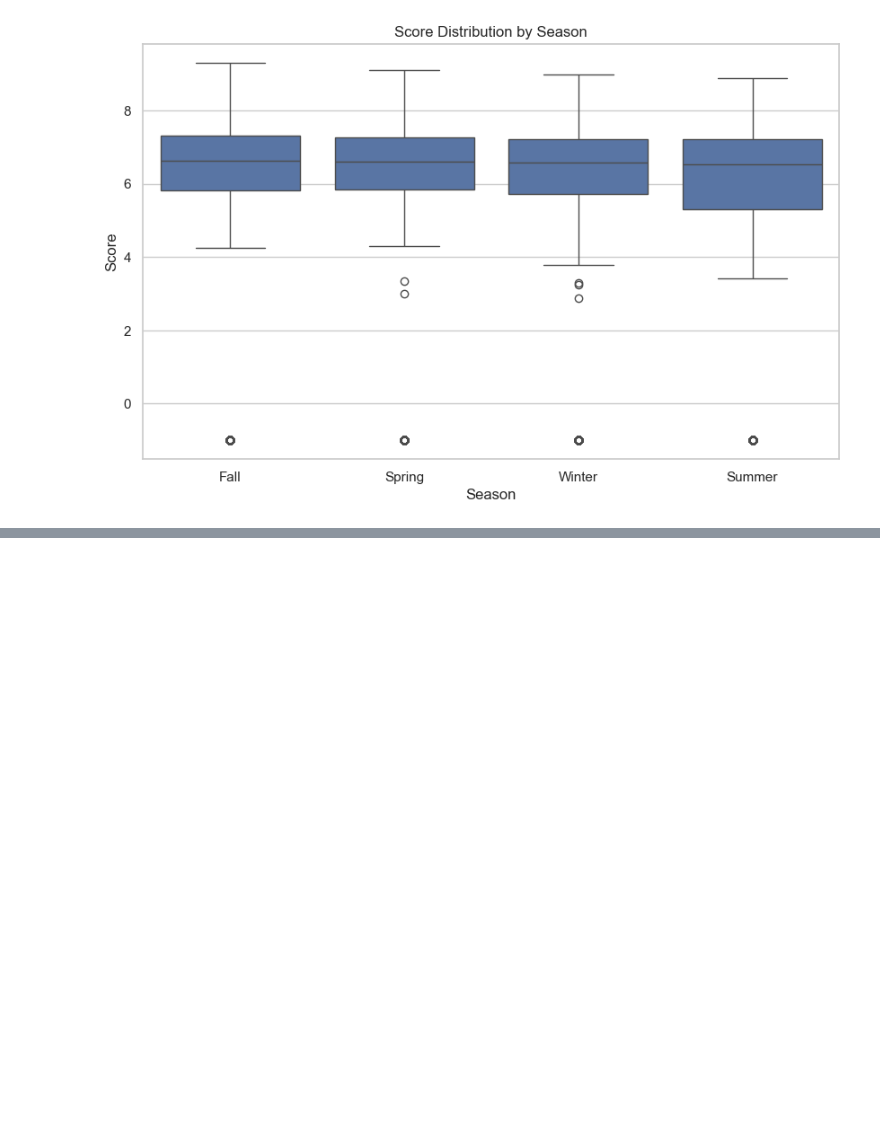
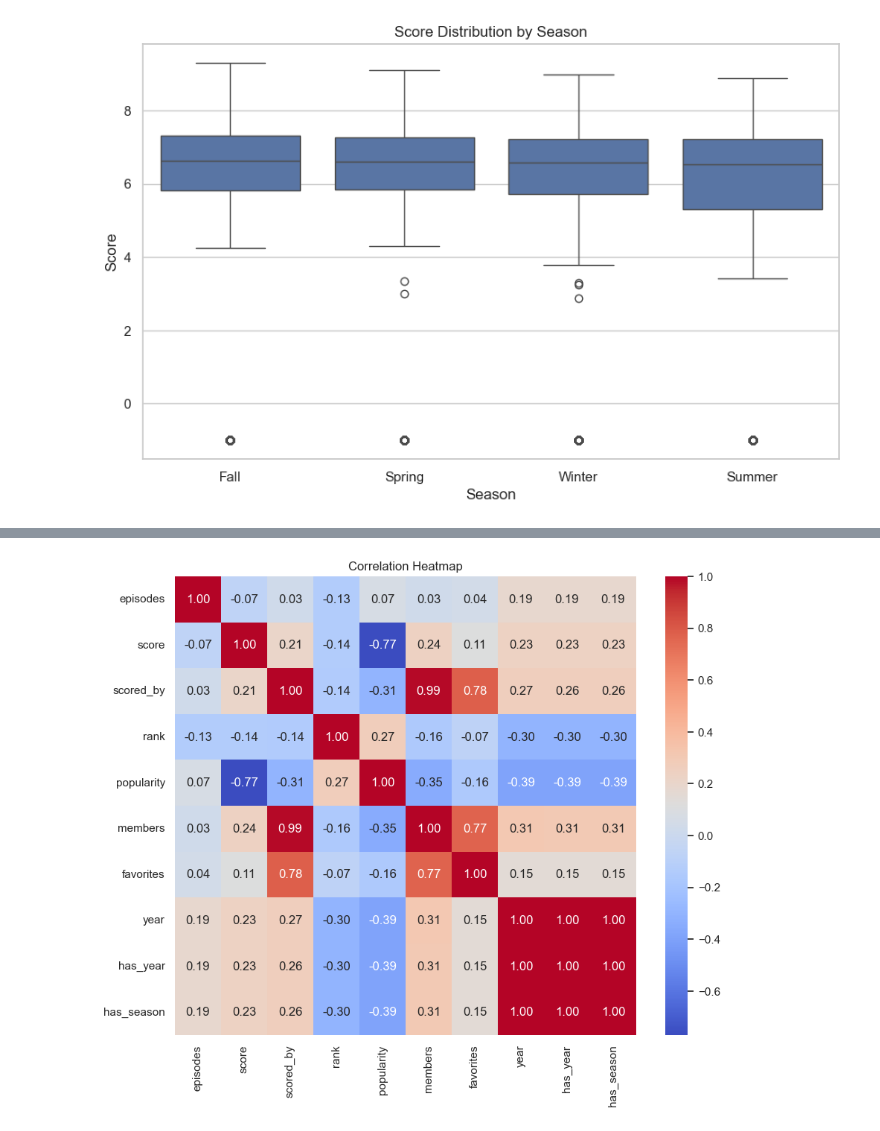
Before and after one commit to MIAR-Riza27/anime-rating-predictor, a Jupyter notebook: notebooks/01-eda.ipynb, the cells around one changed output, grey strips where cells are left out. Cells and saved outputs as stored; diff of their text form; code cells hidden in the pictures; blank space fills up the shorter version.

Commit message:
chore: Analize visualy anime data (not done)

```diff
--- a/notebooks/01-eda.ipynb
+++ b/notebooks/01-eda.ipynb
@@ -338,0 +374,9 @@ plt.show()
+# %%
+# Plot correlation heatmap for numerical columns
+numerical_cols = df_selected.select_dtypes(include=['float64', 'int64']).columns
+plt.figure(figsize=(10, 8))
+sns.heatmap(df_selected[numerical_cols].corr(), annot=True, cmap='coolwarm', fmt=".2f")
+plt.title("Correlation Heatmap")
+plt.show()
+# %% [output]
+[figure, added]
```
Also changed, not shown: parts of 14 cells of this notebook.
